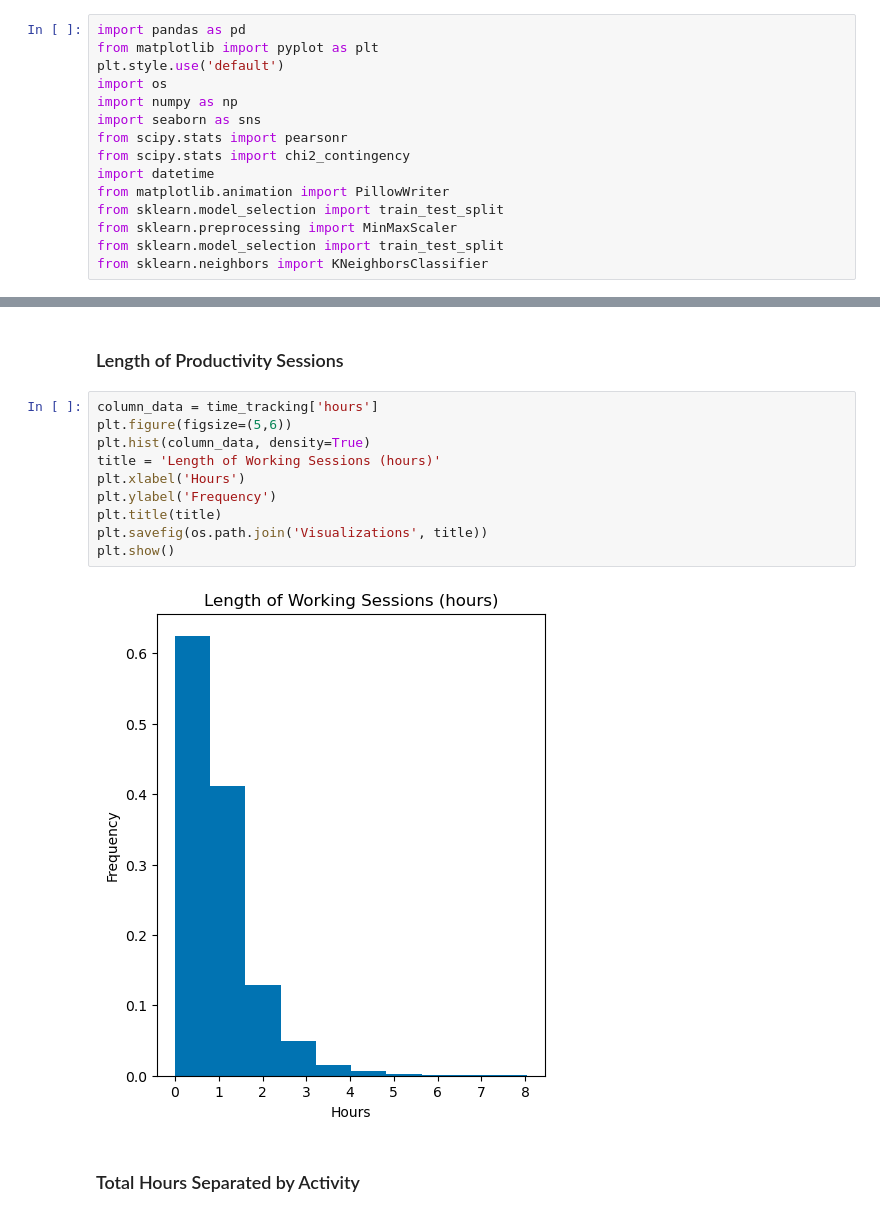
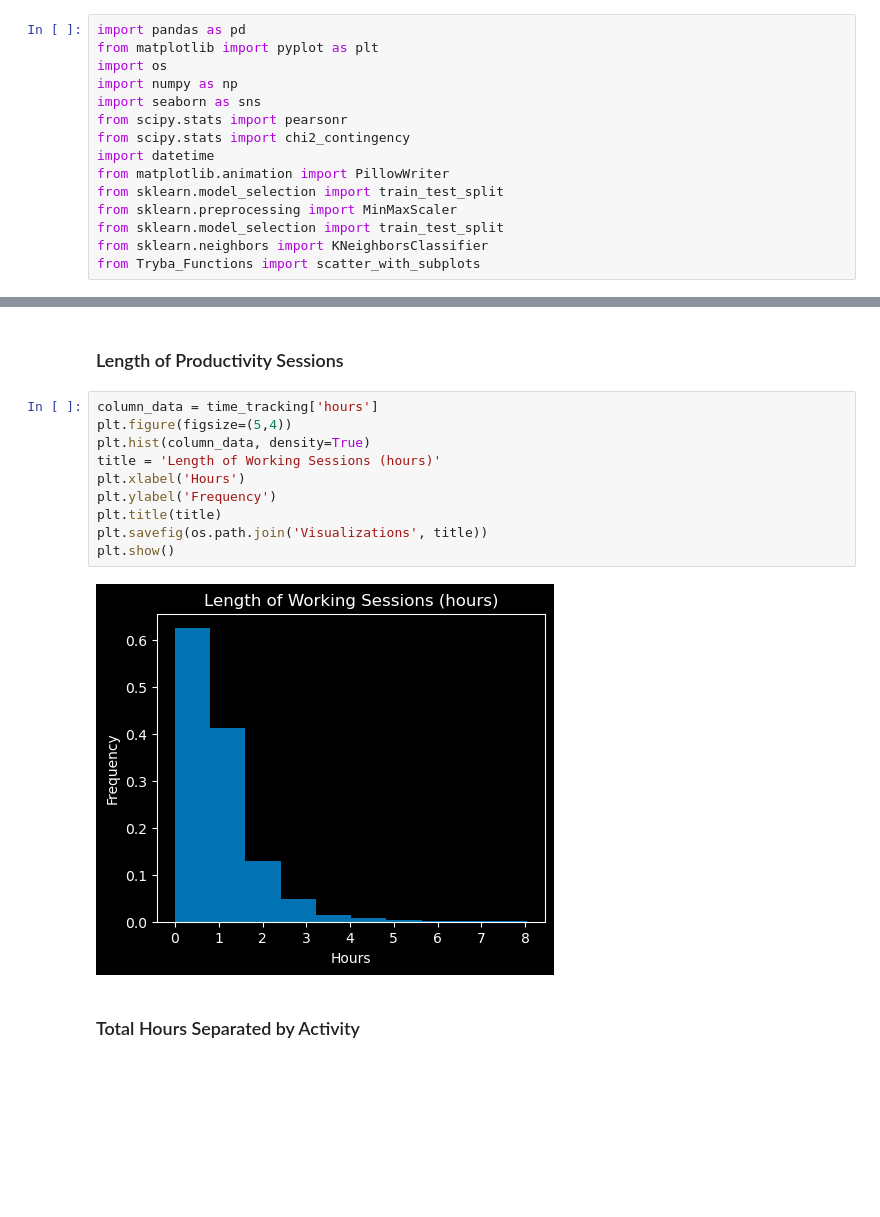
Before and after one commit to awkwardarm/Portfolio-Projects, a Jupyter notebook: TRYBA_time_tracking_analysis_public.ipynb, the cells around one changed output, grey strips where cells are left out. Drawn from its saved outputs; the diff is of its cells as text; blank space fills up the shorter version.

Commit message:
added functions file

```diff
--- a/TRYBA_time_tracking_analysis_public.ipynb
+++ b/TRYBA_time_tracking_analysis_public.ipynb
@@ -1,7 +1,6 @@
 # %%
 import pandas as pd
 from matplotlib import pyplot as plt
-plt.style.use('default')
 import os
 import numpy as np
 import seaborn as sns
@@ -13,6 +12,7 @@ from sklearn.model_selection import train_test_split
 from sklearn.preprocessing import MinMaxScaler
 from sklearn.model_selection import train_test_split
 from sklearn.neighbors import KNeighborsClassifier
+from Tryba_Functions import scatter_with_subplots
 # %% [markdown]
 # Data Import
 # %%
@@ -200,16 +139,16 @@ plt.show()
 ### Length of Productivity Sessions
 # %%
 column_data = time_tracking['hours']
-plt.figure(figsize=(5,6))
+plt.figure(figsize=(5,4))
 plt.hist(column_data, density=True)
 title = 'Length of Working Sessions (hours)'
 plt.xlabel('Hours')
 plt.ylabel('Frequency')
 plt.title(title)
 plt.savefig(os.path.join('Visualizations', title))
 plt.show()
 # %% [output]
-[figure, old version]
+[figure, new version]
 # %% [markdown]
 ### Total Hours Separated by Activity
 # %%
```
Also changed, not shown: parts of 12 cells of this notebook, 12 other files.
